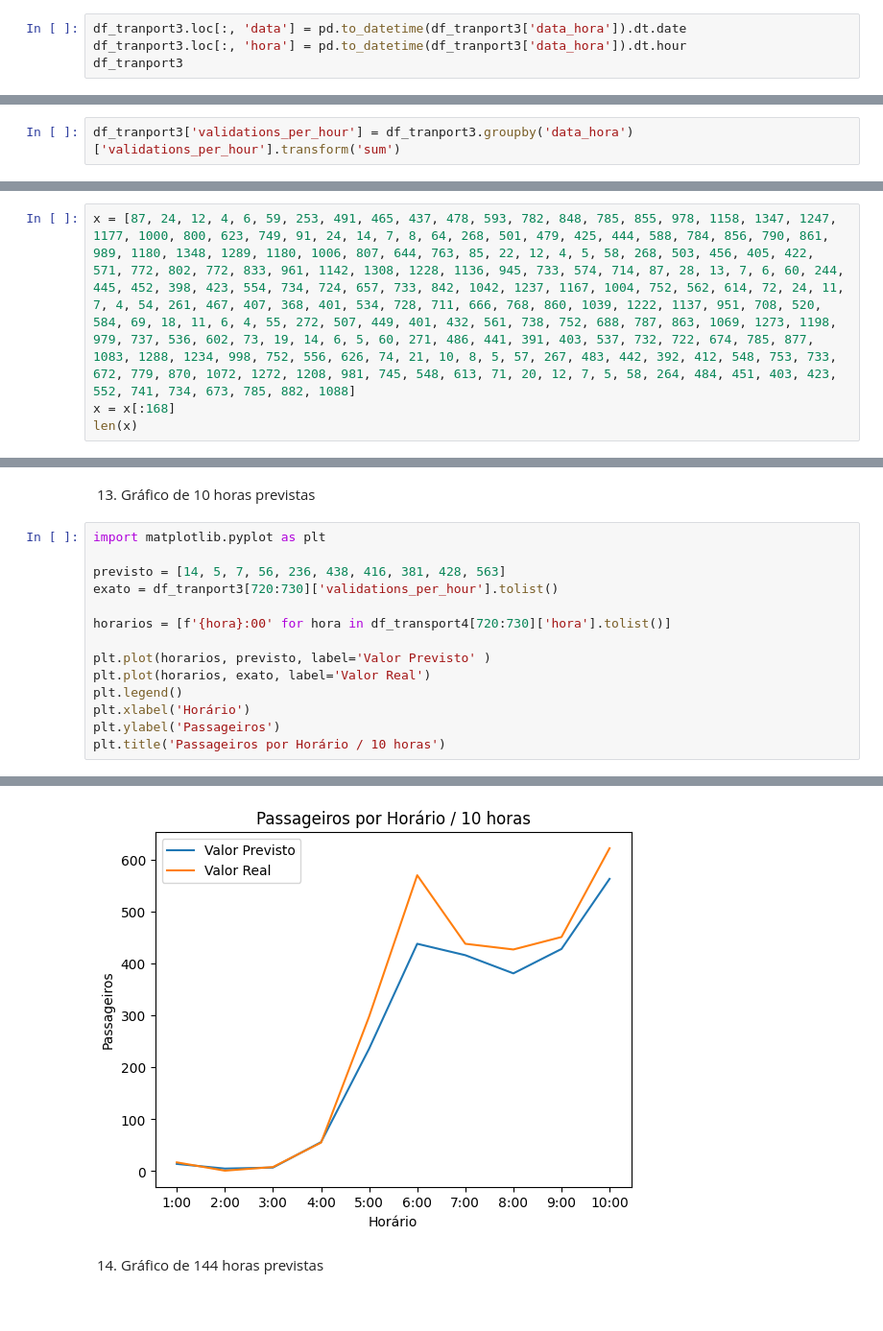
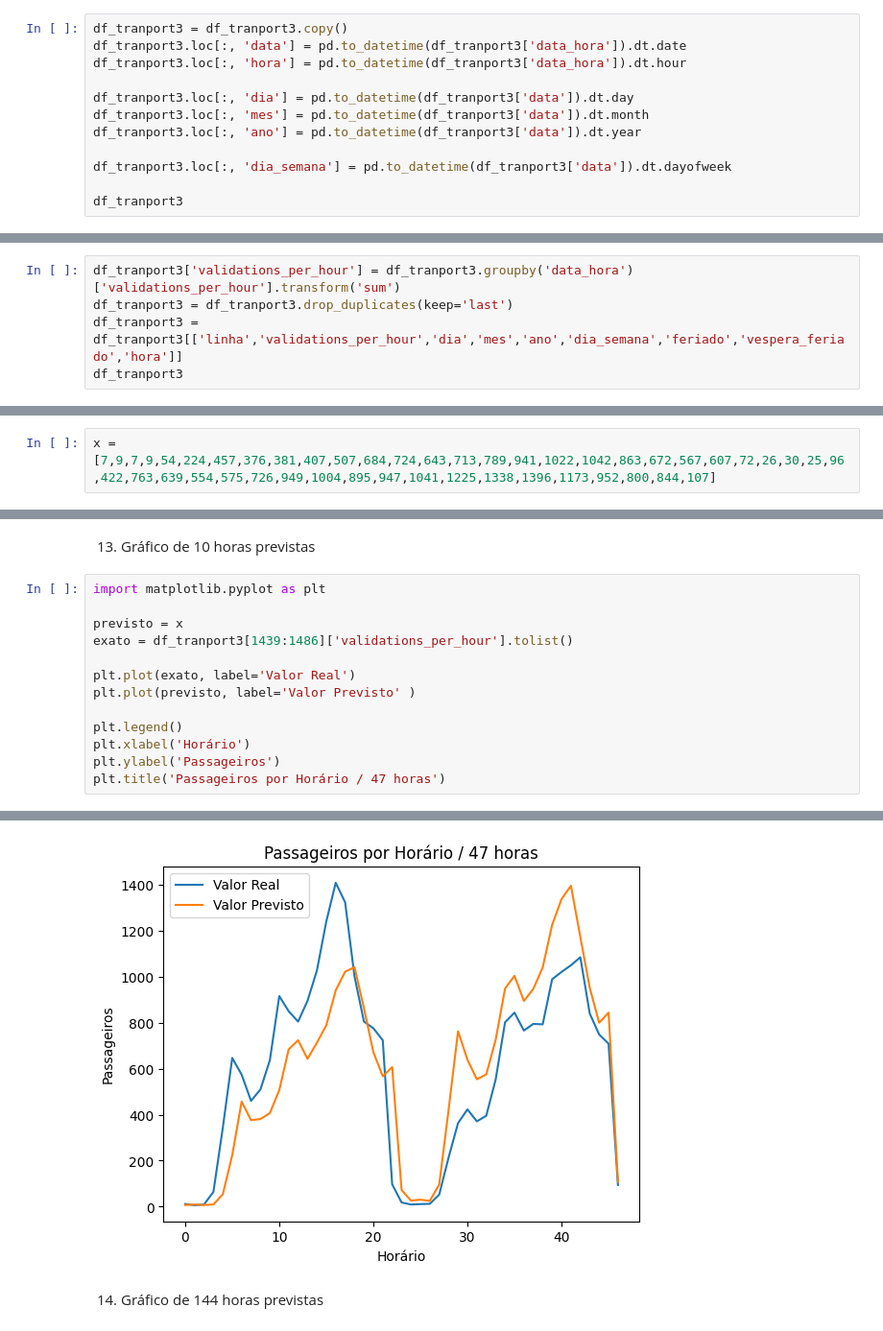
Before and after one commit to zairobastos/tcc, a Jupyter notebook: dados_transporte.ipynb, the cells around one changed output, grey strips where cells are left out. Shown: that part at 96% size. Saved outputs shown, nothing was run; the diff lists cells and outputs as text.

```diff
--- a/dados_transporte.ipynb
+++ b/dados_transporte.ipynb
@@ -45,7 +45,15 @@ df_tranport3 = df_transport2[['linha','data_hora','validations_per_hour']]
 # %% [markdown]
 6. Separando a coluna data_hora em duas colunas, uma só com a data e outra só com a hora
 # %%
+df_tranport3 = df_tranport3.copy()
 df_tranport3.loc[:, 'data'] = pd.to_datetime(df_tranport3['data_hora']).dt.date
 df_tranport3.loc[:, 'hora'] = pd.to_datetime(df_tranport3['data_hora']).dt.hour
+
+df_tranport3.loc[:, 'dia'] = pd.to_datetime(df_tranport3['data']).dt.day
+df_tranport3.loc[:, 'mes'] = pd.to_datetime(df_tranport3['data']).dt.month
+df_tranport3.loc[:, 'ano'] = pd.to_datetime(df_tranport3['data']).dt.year
+
+df_tranport3.loc[:, 'dia_semana'] = pd.to_datetime(df_tranport3['data']).dt.dayofweek
+
 df_tranport3
 # %% [output]
@@ -95,3 +75,6 @@ See the caveats in the documentation: https://pandas.pydata.org/pandas-docs/stab
 # %%
 df_tranport3['validations_per_hour'] = df_tranport3.groupby('data_hora')['validations_per_hour'].transform('sum')
+df_tranport3 = df_tranport3.drop_duplicates(keep='last')
+df_tranport3 = df_tranport3[['linha','validations_per_hour','dia','mes','ano','dia_semana','feriado','vespera_feriado','hora']]
+df_tranport3
 # %% [output]
@@ -141,0 +174,2 @@ df_transport4
+# %%
+x = [7,9,7,9,54,224,457,376,381,407,507,684,724,643,713,789,941,1022,1042,863,672,567,607,72,26,30,25,96,422,763,639,554,575,726,949,1004,895,947,1041,1225,1338,1396,1173,952,800,844,107]
@@ -165,4 +199,0 @@ Passageiros por hora: [17, 1, 8, 55, 298, 570, 438, 427, 451, 622, 734, 805, 712
-# %%
-x = [87, 24, 12, 4, 6, 59, 253, 491, 465, 437, 478, 593, 782, 848, 785, 855, 978, 1158, 1347, 1247, 1177, 1000, 800, 623, 749, 91, 24, 14, 7, 8, 64, 268, 501, 479, 425, 444, 588, 784, 856, 790, 861, 989, 1180, 1348, 1289, 1180, 1006, 807, 644, 763, 85, 22, 12, 4, 5, 58, 268, 503, 456, 405, 422, 571, 772, 802, 772, 833, 961, 1142, 1308, 1228, 1136, 945, 733, 574, 714, 87, 28, 13, 7, 6, 60, 244, 445, 452, 398, 423, 554, 734, 724, 657, 733, 842, 1042, 1237, 1167, 1004, 752, 562, 614, 72, 24, 11, 7, 4, 54, 261, 467, 407, 368, 401, 534, 728, 711, 666, 768, 860, 1039, 1222, 1137, 951, 708, 520, 584, 69, 18, 11, 6, 4, 55, 272, 507, 449, 401, 432, 561, 738, 752, 688, 787, 863, 1069, 1273, 1198, 979, 737, 536, 602, 73, 19, 14, 6, 5, 60, 271, 486, 441, 391, 403, 537, 732, 722, 674, 785, 877, 1083, 1288, 1234, 998, 752, 556, 626, 74, 21, 10, 8, 5, 57, 267, 483, 442, 392, 412, 548, 753, 733, 672, 779, 870, 1072, 1272, 1208, 981, 745, 548, 613, 71, 20, 12, 7, 5, 58, 264, 484, 451, 403, 423, 552, 741, 734, 673, 785, 882, 1088]
-x = x[:168]
-len(x)
@@ -173,15 +202,14 @@ len(x)
 # %%
 import matplotlib.pyplot as plt
 
-previsto = [14, 5, 7, 56, 236, 438, 416, 381, 428, 563]
-exato = df_tranport3[720:730]['validations_per_hour'].tolist()
+previsto = x
+exato = df_tranport3[1439:1486]['validations_per_hour'].tolist()
 
-horarios = [f'{hora}:00' for hora in df_transport4[720:730]['hora'].tolist()]
+plt.plot(exato, label='Valor Real')
+plt.plot(previsto, label='Valor Previsto' )
 
-plt.plot(horarios, previsto, label='Valor Previsto' )
-plt.plot(horarios, exato, label='Valor Real')
 plt.legend()
 plt.xlabel('Horário')
 plt.ylabel('Passageiros')
-plt.title('Passageiros por Horário / 10 horas')
+plt.title('Passageiros por Horário / 47 horas')
 # %% [output]
@@ -189,4 +217,4 @@ Text(0.5, 1.0, 'Passageiros por Horário / 10 horas')
-[figure, old version]
+[figure, new version]
 # %% [markdown]
 14. Gráfico de 144 horas previstas
 # %%
```
Also changed, not shown: parts of 25 cells of this notebook, 3 other files.
